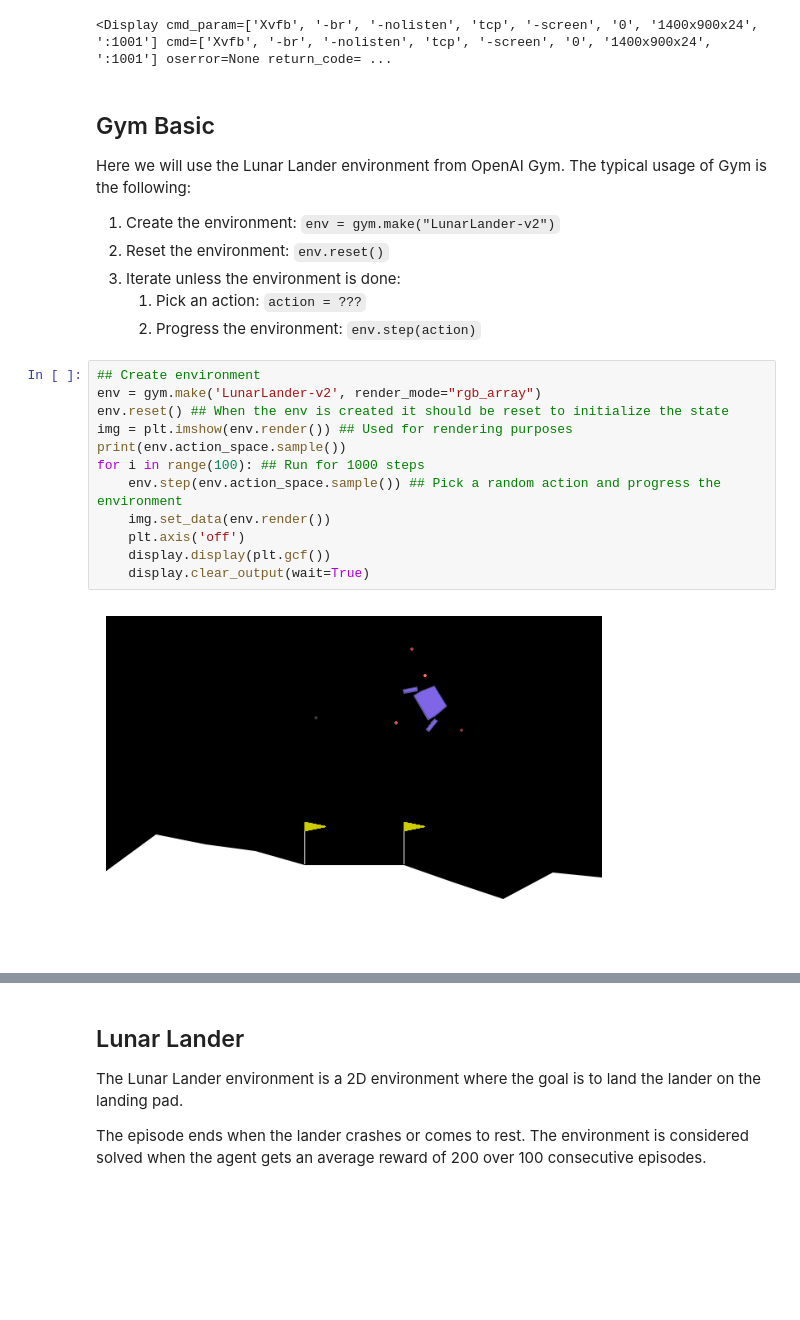
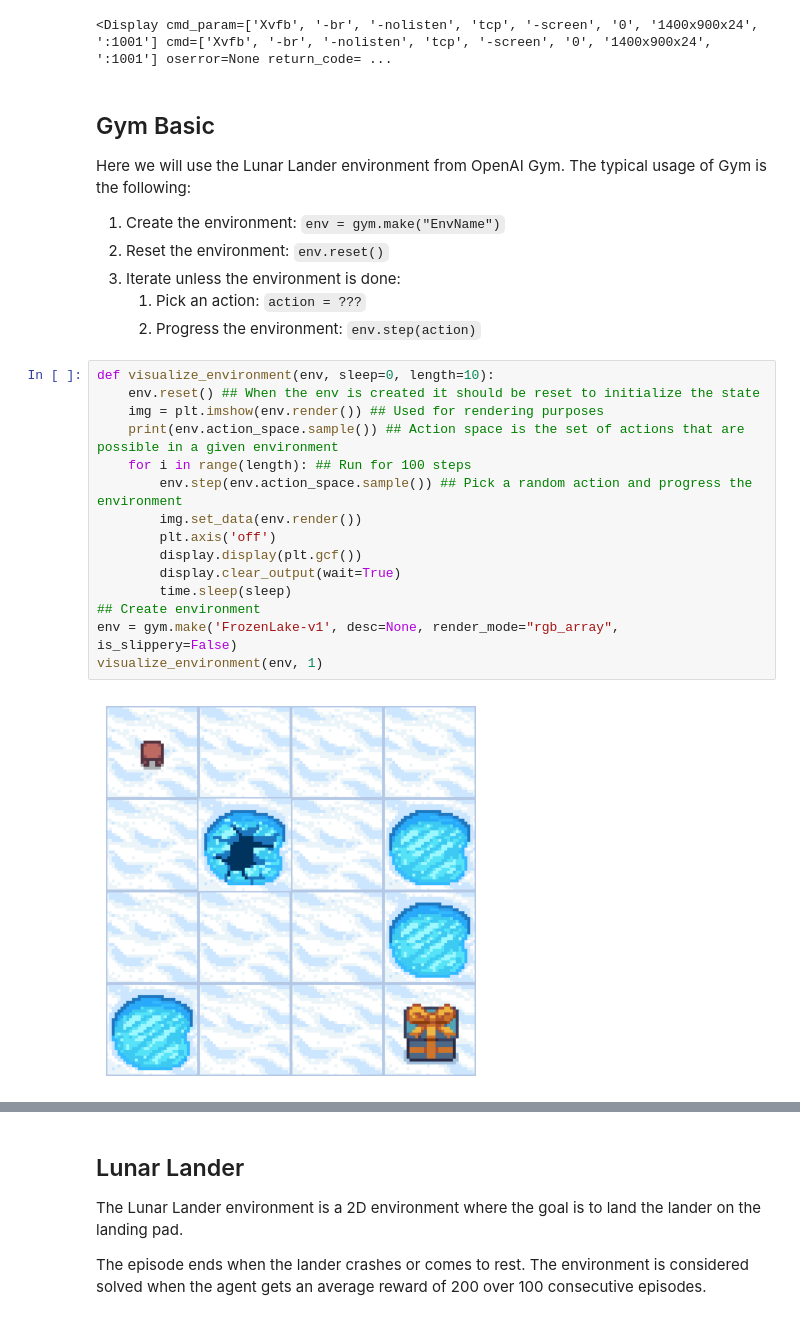
Before and after one commit to cric96/intro-reinforcement-learning-python, a Jupyter notebook: notebook.ipynb, the cells around one changed output, grey strips where cells are left out. Drawn from its saved outputs; the diff is of its cells as text; blank space fills up the shorter version.

```diff
--- a/notebook.ipynb
+++ b/notebook.ipynb
@@ -71,22 +83,25 @@ pyvirtualdisplay.Display(visible=False, size=(1400, 900)).start()
 ## Gym Basic
 Here we will use the Lunar Lander environment from OpenAI Gym.
 The typical usage of Gym is the following:
-1. Create the environment: `env = gym.make("LunarLander-v2")`
+1. Create the environment: `env = gym.make("EnvName")`
 2. Reset the environment: `env.reset()`
 3. Iterate unless the environment is done:
     1. Pick an action: `action = ???`
     2. Progress the environment: `env.step(action)`
 # %%
+def visualize_environment(env, sleep=0, length=10):
+    env.reset() ## When the env is created it should be reset to initialize the state
+    img = plt.imshow(env.render()) ## Used for rendering purposes
+    print(env.action_space.sample()) ## Action space is the set of actions that are possible in a given environment
+    for i in range(length): ## Run for 100 steps
+        env.step(env.action_space.sample()) ## Pick a random action and progress the environment
+        img.set_data(env.render())
+        plt.axis('off')
+        display.display(plt.gcf())
+        display.clear_output(wait=True)
+        time.sleep(sleep)
 ## Create environment
-env = gym.make('LunarLander-v2', render_mode="rgb_array")
-env.reset() ## When the env is created it should be reset to initialize the state
-img = plt.imshow(env.render()) ## Used for rendering purposes
-print(env.action_space.sample())
-for i in range(100): ## Run for 1000 steps
-    env.step(env.action_space.sample()) ## Pick a random action and progress the environment
-    img.set_data(env.render())
-    plt.axis('off')
-    display.display(plt.gcf())
-    display.clear_output(wait=True)
+env = gym.make('FrozenLake-v1', desc=None, render_mode="rgb_array", is_slippery=False)
+visualize_environment(env, 1)
 # %% [output]
-[figure, old version]
+[figure, new version]
```
Also changed, not shown: parts of 36 cells of this notebook.
